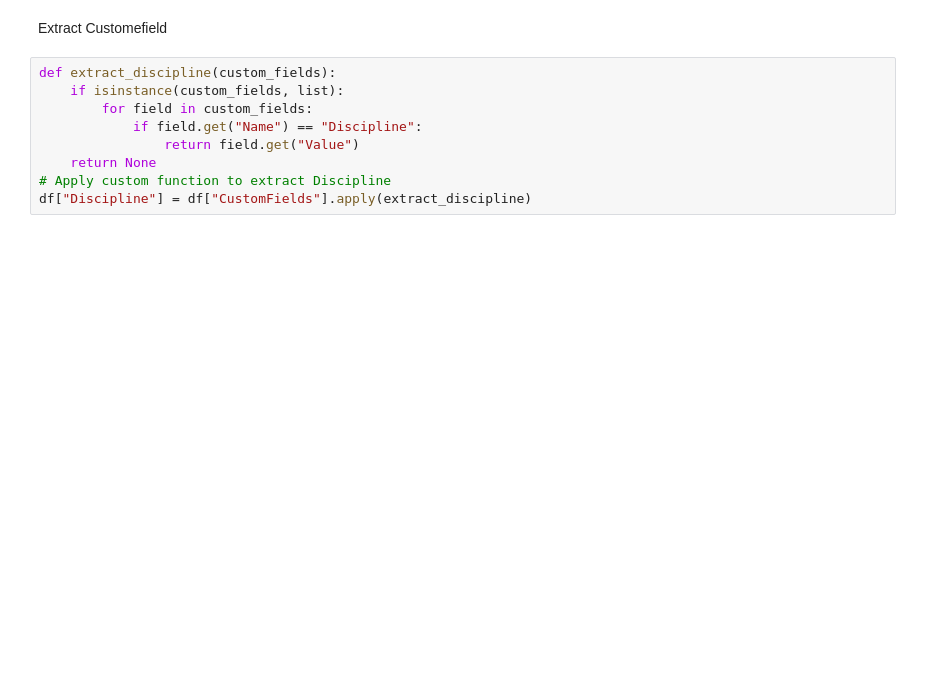
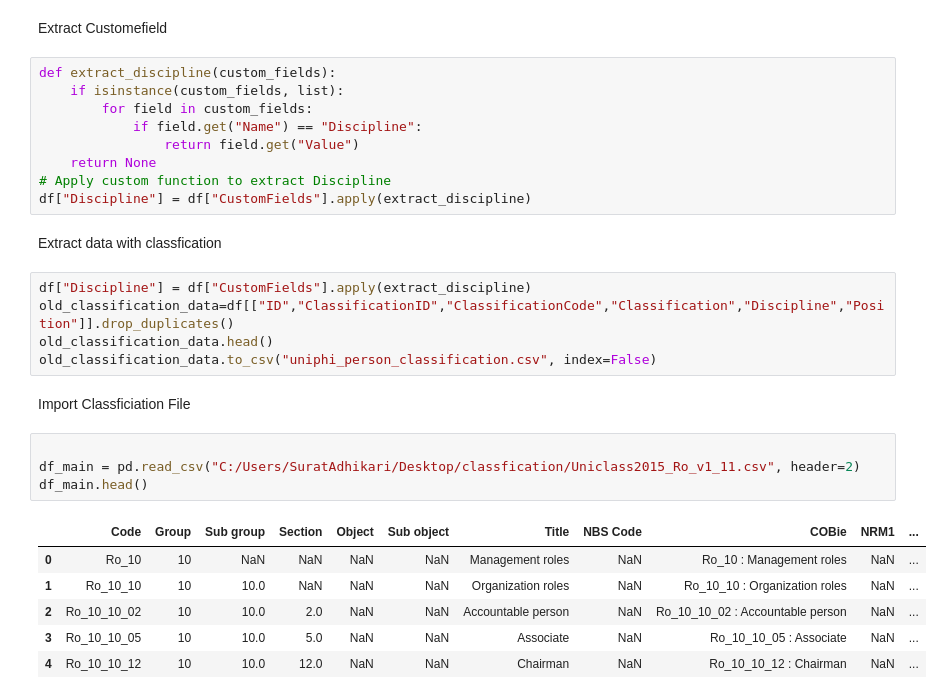
Before and after one commit to surajadkhari/classication, a Jupyter notebook: model1_test.ipynb, the cells around one changed output. Saved outputs shown, nothing was run; the diff lists cells and outputs as text; blank space fills up the shorter version.

Commit message:
uniclass data

```diff
--- a/model1_test.ipynb
+++ b/model1_test.ipynb
@@ -104,3 +110,23 @@ def extract_discipline(custom_fields):
     return None
 # Apply custom function to extract Discipline
 df["Discipline"] = df["CustomFields"].apply(extract_discipline)
+# %% [markdown]
+Extract data with classfication
+# %%
+df["Discipline"] = df["CustomFields"].apply(extract_discipline)
+old_classification_data=df[["ID","ClassificationID","ClassificationCode","Classification","Discipline","Position"]].drop_duplicates()
+old_classification_data.head()
+old_classification_data.to_csv("uniphi_person_classification.csv", index=False)
+# %% [markdown]
+Import Classficiation File
+# %%
+
+df_main = pd.read_csv("C:/Users/SuratAdhikari/Desktop/classfication/Uniclass2015_Ro_v1_11.csv", header=2)
+df_main.head()
+# %% [output]
+|  | Code | Group | Sub group | Section | Object | Sub object | Title | NBS Code | COBie | NRM1 | ... |
+| 0 | Ro_10 | 10 | NaN | NaN | NaN | NaN | Management roles | NaN | Ro_10 : Management roles | NaN | ... |
+| 1 | Ro_10_10 | 10 | 10.0 | NaN | NaN | NaN | Organization roles | NaN | Ro_10_10 : Organization roles | NaN | ... |
+| 2 | Ro_10_10_02 | 10 | 10.0 | 2.0 | NaN | NaN | Accountable person | NaN | Ro_10_10_02 : Accountable person | NaN | ... |
+| 3 | Ro_10_10_05 | 10 | 10.0 | 5.0 | NaN | NaN | Associate | NaN | Ro_10_10_05 : Associate | NaN | ... |
+| 4 | Ro_10_10_12 | 10 | 10.0 | 12.0 | NaN | NaN | Chairman | NaN | Ro_10_10_12 : Chairman | NaN | ... |
```
Also changed, not shown: parts of 2 cells of this notebook, 3 other files.
